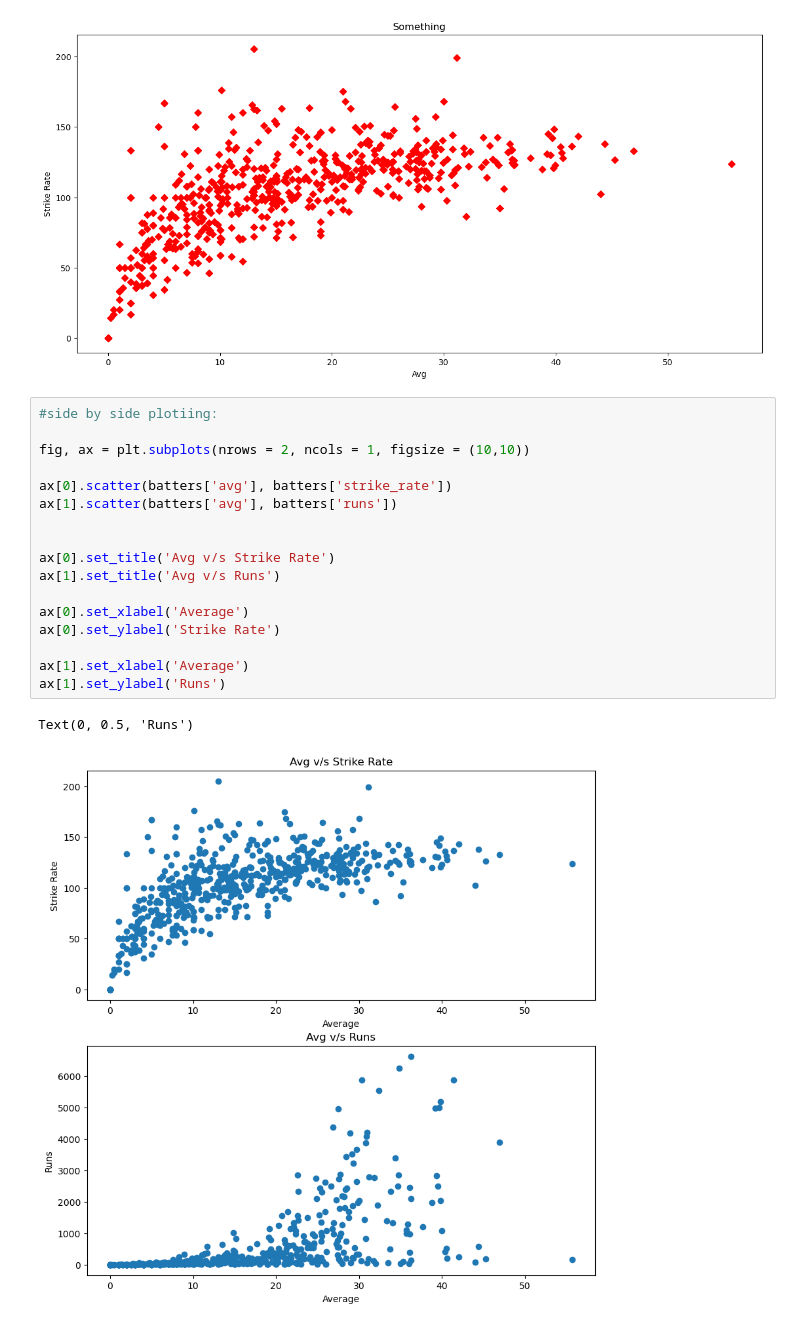
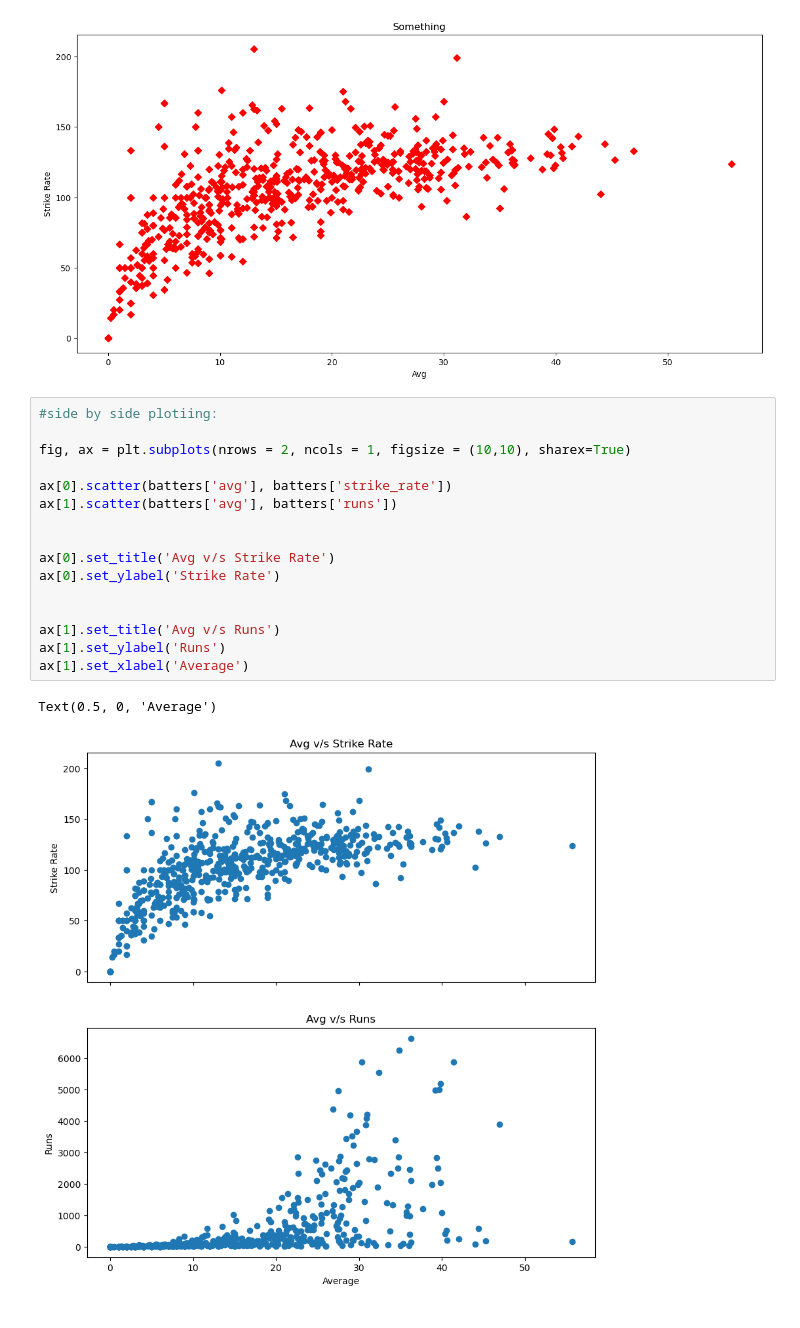
Before and after one commit to shubhammgits/Python-DS-AIML, a Jupyter notebook: MATPLOTLIB/advanced.ipynb, the cells around one changed output. Drawn from its saved outputs; the diff is of its cells as text.

```diff
--- a/MATPLOTLIB/advanced.ipynb
+++ b/MATPLOTLIB/advanced.ipynb
@@ -152,20 +152,19 @@ fig.show()
 # %%
 #side by side plotiing:
 
-fig, ax = plt.subplots(nrows = 2, ncols = 1, figsize = (10,10))
+fig, ax = plt.subplots(nrows = 2, ncols = 1, figsize = (10,10), sharex=True)
 
 ax[0].scatter(batters['avg'], batters['strike_rate'])
 ax[1].scatter(batters['avg'], batters['runs'])
 
 
 ax[0].set_title('Avg v/s Strike Rate')
-ax[1].set_title('Avg v/s Runs')
-
-ax[0].set_xlabel('Average')
 ax[0].set_ylabel('Strike Rate')
 
+
+ax[1].set_title('Avg v/s Runs')
+ax[1].set_ylabel('Runs')
 ax[1].set_xlabel('Average')
-ax[1].set_ylabel('Runs')
 # %% [output]
-Text(0, 0.5, 'Runs')
+Text(0.5, 0, 'Average')
-[figure, old version]
+[figure, new version]
```
